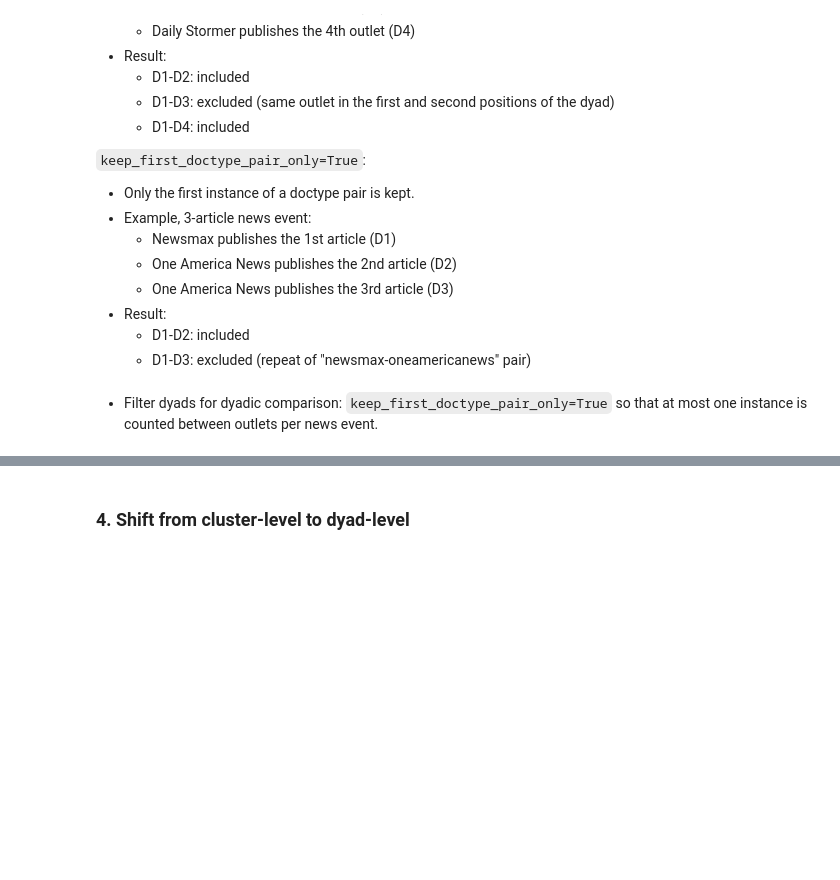
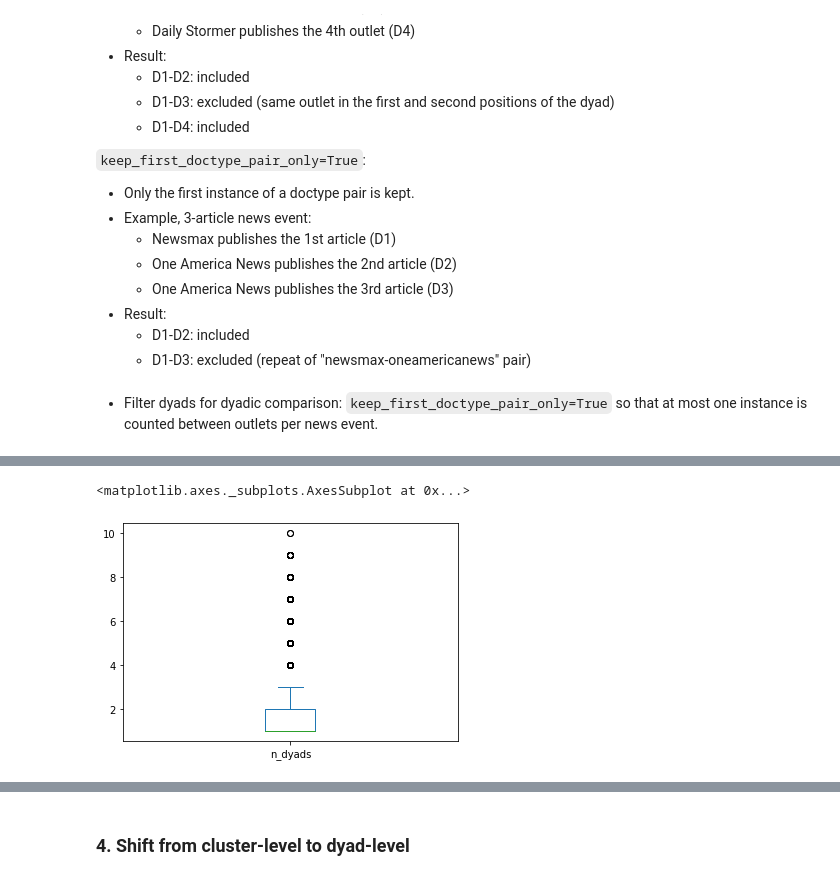
Before and after one commit to wlmwng/us-right-media, a Jupyter notebook: usrightmedia/code/09-analysis/01-newsevents-dyadic-comparison.ipynb, the cells around one changed output, grey strips where cells are left out. Cells and saved outputs as stored; diff of their text form; code cells hidden in the pictures; blank space fills up the shorter version.

```diff
--- a/usrightmedia/code/09-analysis/01-newsevents-dyadic-comparison.ipynb
+++ b/usrightmedia/code/09-analysis/01-newsevents-dyadic-comparison.ipynb
@@ -168,3 +253,5 @@ with open(os.path.join(dyads_dir, f'{threshold}_dyads_cx_filtered.pkl'), 'wb') a
 # %%
 # load from file if already calculated
 dyads_cx_filtered = pickle.load(open(os.path.join(dyads_dir, f'{threshold}_dyads_cx_filtered.pkl'),'rb'))
+# %%
+df_dyads_cx_filtered = dyads_cx_as_df(dyads_cx_filtered).sort_values(by=['n_dyads'], ascending=False)
@@ -170,0 +270,2 @@ dyads_cx_filtered = pickle.load(open(os.path.join(dyads_dir, f'{threshold}_dyads
+# %%
+df_dyads_cx_filtered_gt0 = df_dyads_cx_filtered.loc[df_dyads_cx_filtered['n_dyads']>0]
@@ -170,0 +284,5 @@ dyads_cx_filtered = pickle.load(open(os.path.join(dyads_dir, f'{threshold}_dyads
+# %%
+df_dyads_cx_filtered_gt0['n_dyads'].plot(kind = 'box')
+# %% [output]
+<matplotlib.axes._subplots.AxesSubplot at 0x...>
+[figure, added]
```
Also changed, not shown: parts of 43 cells of this notebook, 1 other file.
